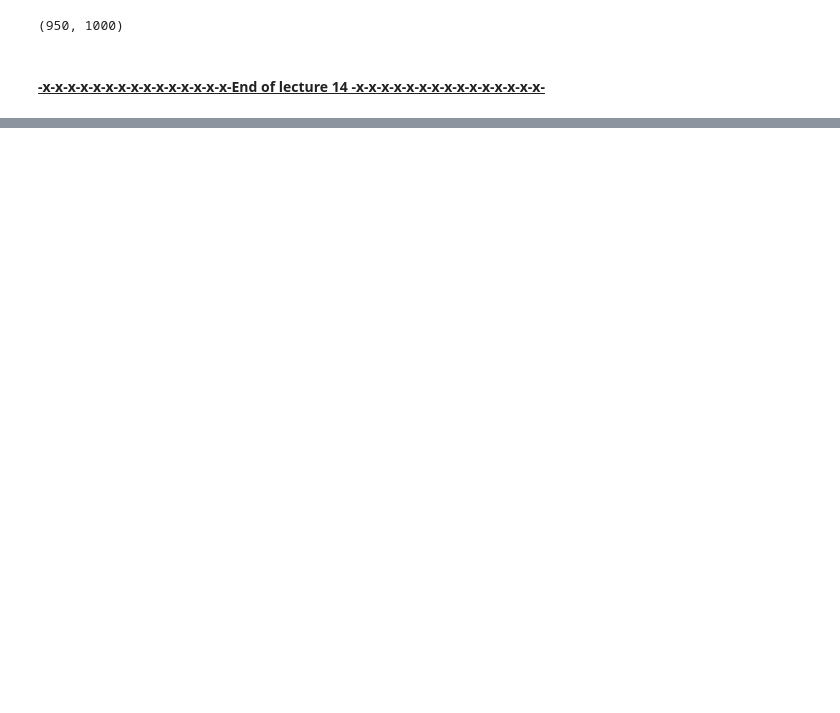
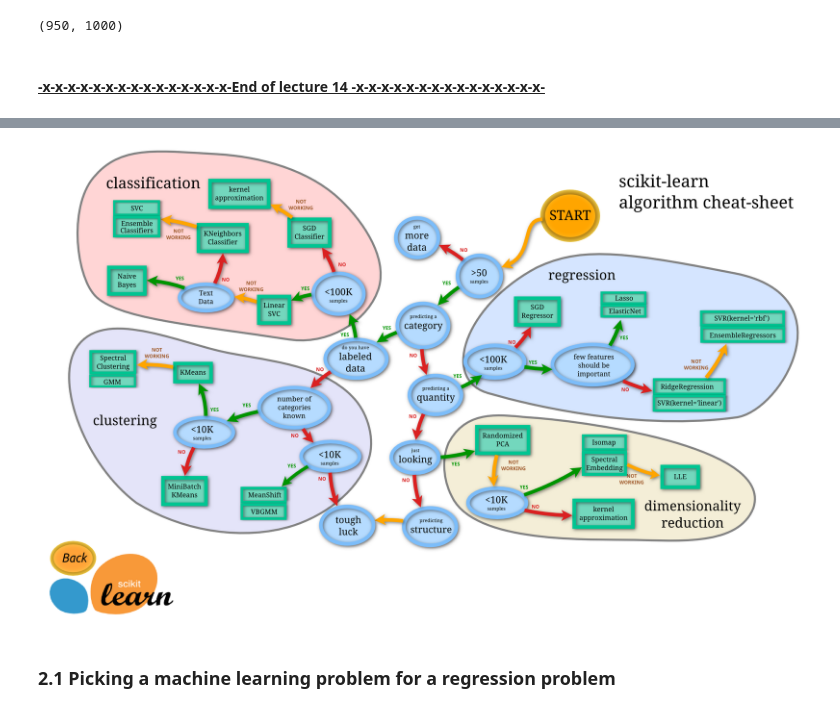
Before and after one commit to Picnic1209/ML-Udemy, a Jupyter notebook: Intro-to-SciKitLearn.ipynb, the cells around one changed output, grey strips where cells are left out. Saved outputs shown, nothing was run; the diff lists cells and outputs as text; code cells hidden in the pictures; blank space fills up the shorter version.

Commit message:
Intro to ScikitLearn L16

```diff
--- a/Intro-to-SciKitLearn.ipynb
+++ b/Intro-to-SciKitLearn.ipynb
@@ -635,0 +653,7 @@ len(car_sales_filled),len(car_sales)
+# %%
+from IPython.display import Image
+Image("img/ml_map.png")
+# %% [output]
+[figure, added]
+# %% [markdown]
+### 2.1 Picking a machine learning problem for a regression problem
```
Also changed, not shown: parts of 19 cells of this notebook, 2 other files.
